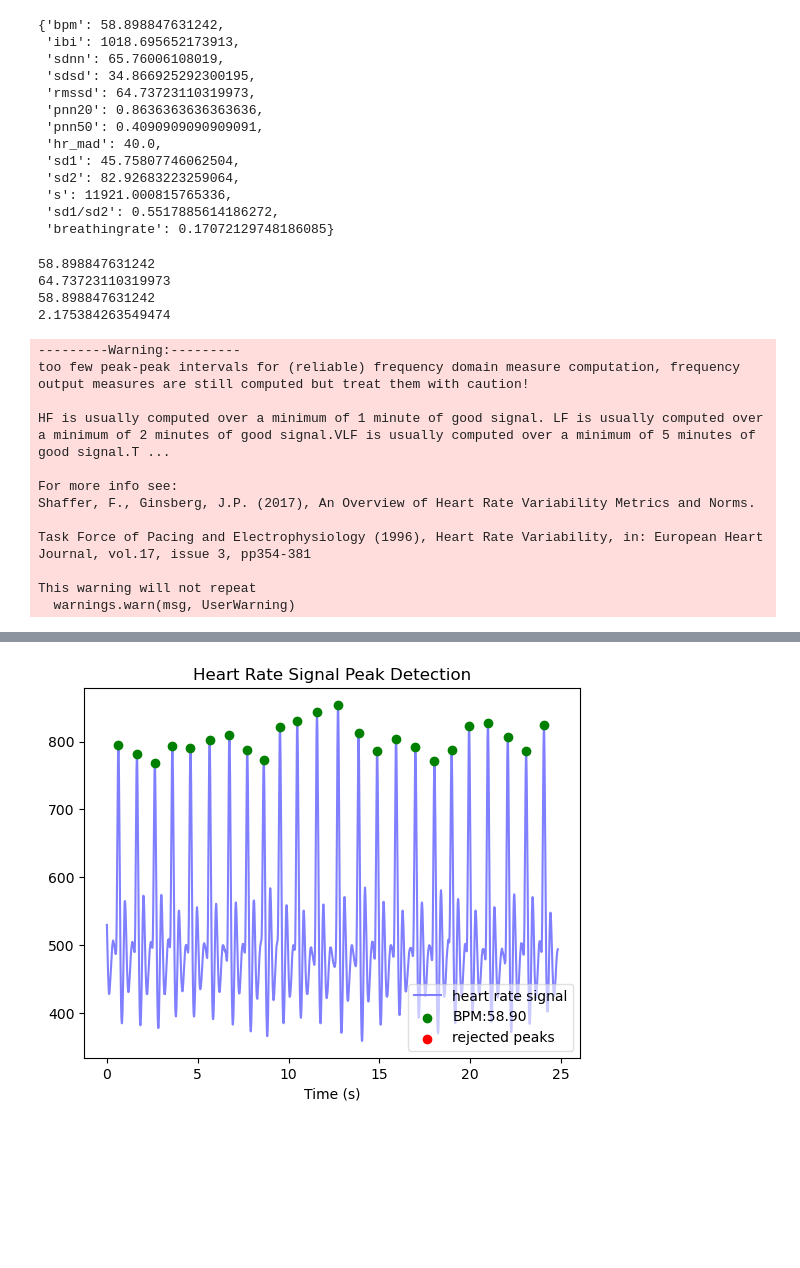
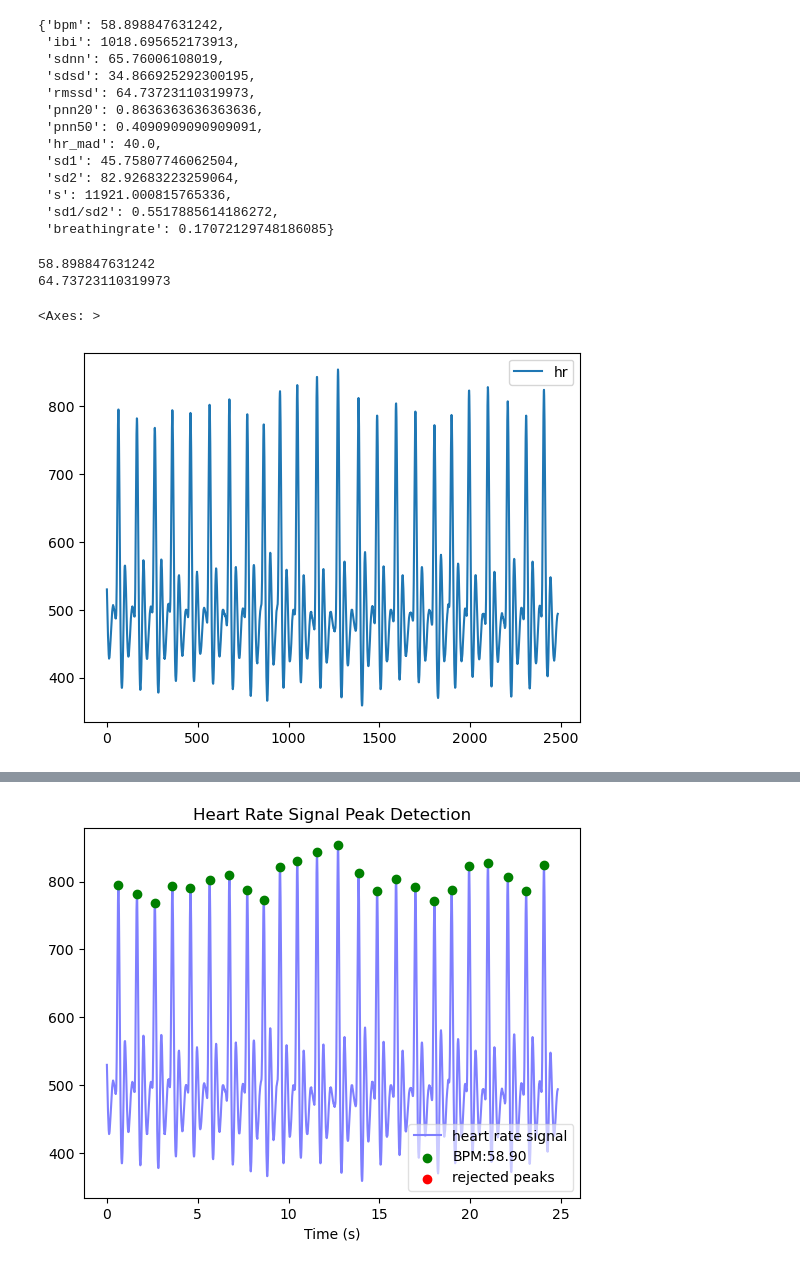
Before and after one commit to dominikb1888/FOHI, a Jupyter notebook: s11/Getting_Started.ipynb, the cells around one changed output, grey strips where cells are left out. Cells and saved outputs as stored; diff of their text form; code cells hidden in the pictures; blank space fills up the shorter version.

```diff
--- a/s11/Getting_Started.ipynb
+++ b/s11/Getting_Started.ipynb
@@ -24,29 +27,14 @@ measures
  's': 11921.000815765336,
  'sd1/sd2': 0.5517885614186272,
  'breathingrate': 0.17072129748186085}
-# %%
-print(measures['bpm']) #returns BPM value
-print(measures['rmssd']) # returns RMSSD HRV measure
-
-df = pd.read_csv("data.csv", names=['hr'])
-#note we need calc_freq if we want frequency-domain measures
-working_data, measures = hp.process(df['hr'].values, fs, calc_freq=True)
-print(measures['bpm'])
-print(measures['lf/hf'])
-# %% [output]
-58.898847631242
-64.73723110319973
-58.898847631242
-2.175384263549474
----------Warning:---------
-too few peak-peak intervals for (reliable) frequency domain measure computation, frequency output measures are still computed but treat them with caution!
-
-HF is usually computed over a minimum of 1 minute of good signal. LF is usually computed over a minimum of 2 minutes of good signal.VLF is usually computed over a minimum of 5 minutes of good signal.T ...
-
-For more info see:
-Shaffer, F., Ginsberg, J.P. (2017), An Overview of Heart Rate Variability Metrics and Norms.
-
-Task Force of Pacing and Electrophysiology (1996), Heart Rate Variability, in: European Heart Journal, vol.17, issue 3, pp354-381
-
-This warning will not repeat
-  warnings.warn(msg, UserWarning)
+# %%
+print(measures['bpm']) #returns BPM value
+print(measures['rmssd']) # returns RMSSD HRV measure
+
+df = pd.read_csv("data.csv", names=['hr'])
+df.plot()
+# %% [output]
+58.898847631242
+64.73723110319973
+<Axes: >
+[figure, added]
```
Also changed, not shown: parts of 6 cells of this notebook, 7 other files.
